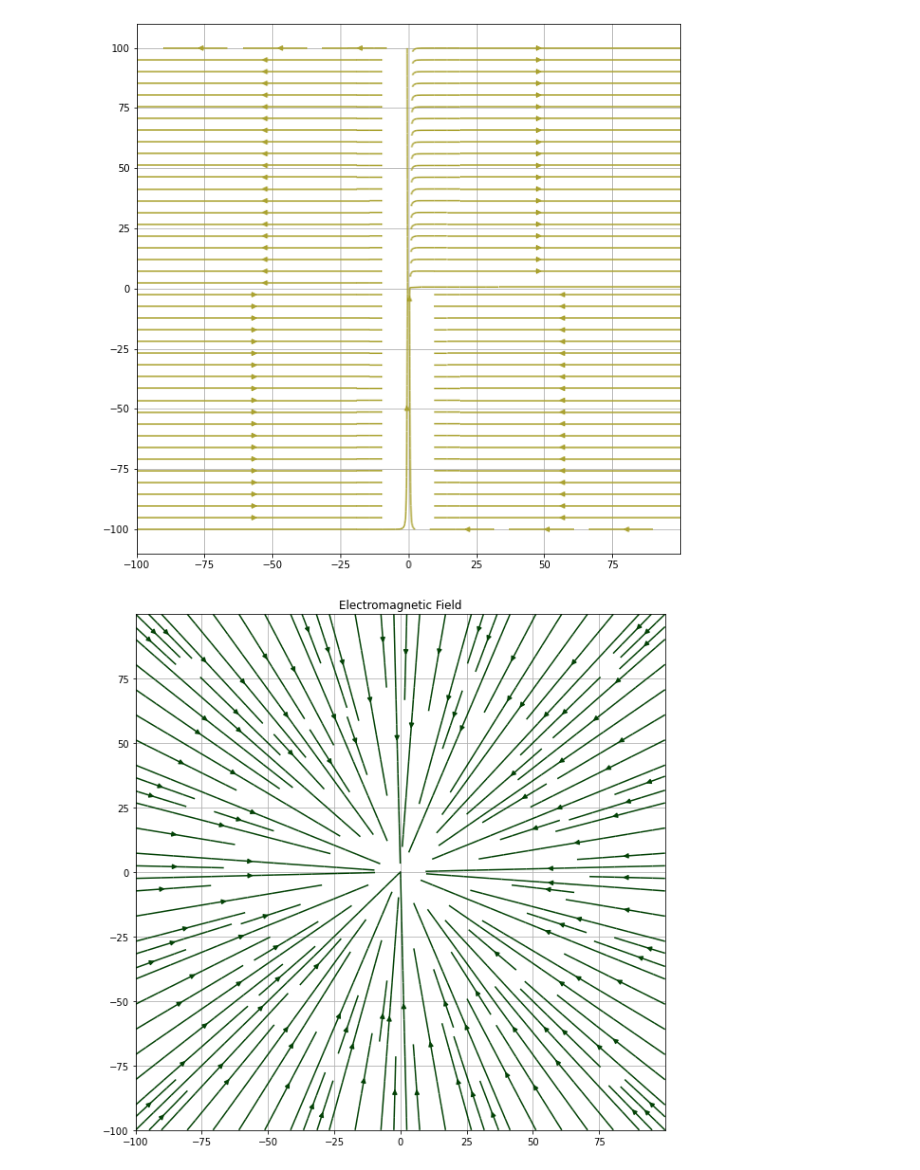
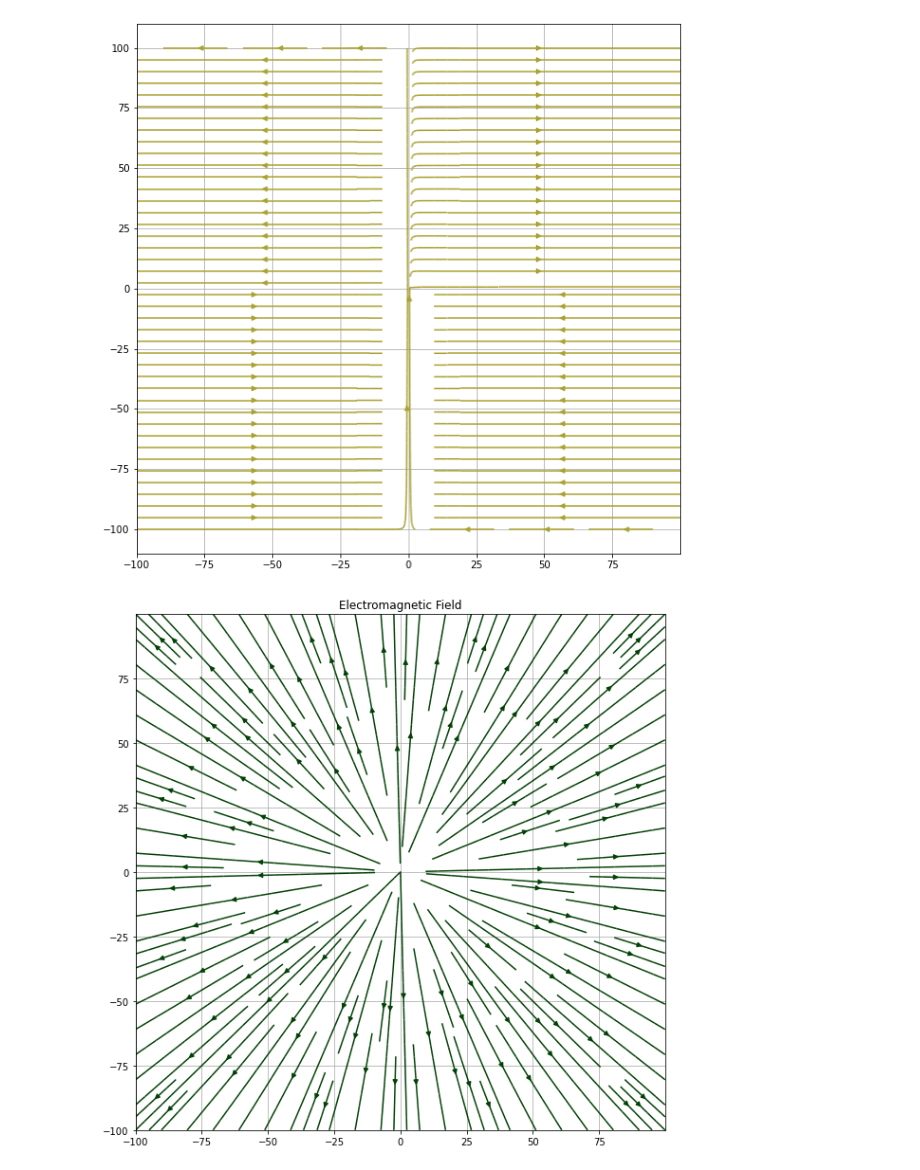
Before and after one commit to NOELDOMINICBIJOY/mescellaneous, a Jupyter notebook: vec_fields/electric field of a dipole.ipynb, the cells around one changed output. Saved outputs shown, nothing was run; the diff lists cells and outputs as text; code cells hidden in the pictures.

```diff
--- a/vec_fields/electric field of a dipole.ipynb
+++ b/vec_fields/electric field of a dipole.ipynb
@@ -63,22 +71,22 @@ k = 1/(4*np.pi*epsilon_0)
 # %%
 #single charge
 x = np.arange(-100,100,0.1)
 y = np.arange(-100,100,0.1)
 
 # Meshgrid
 X,Y = np.meshgrid(x,y)
 
-Ex = (k*-q*X)/(X**2 + Y**2)**(3/2)
+Ex = (k*+q*X)/(X**2 + Y**2)**(3/2)
 
-Ey = (k*-q*Y)/(X**2 + Y**2)**(3/2)
+Ey = (k*+q*Y)/(X**2 + Y**2)**(3/2)
 
 # Depict illustration
 plt.figure(figsize=(10, 10))
 plt.streamplot(X,Y,Ex,Ey, density=1.4, linewidth=None, color='#034206')
 plt.title('Electromagnetic Field')
 
 # Show plot with grid
 plt.grid()
 plt.show()
 # %% [output]
-[figure, old version]
+[figure, new version]
```
Also changed, not shown: parts of 3 cells of this notebook, 4 other files.
